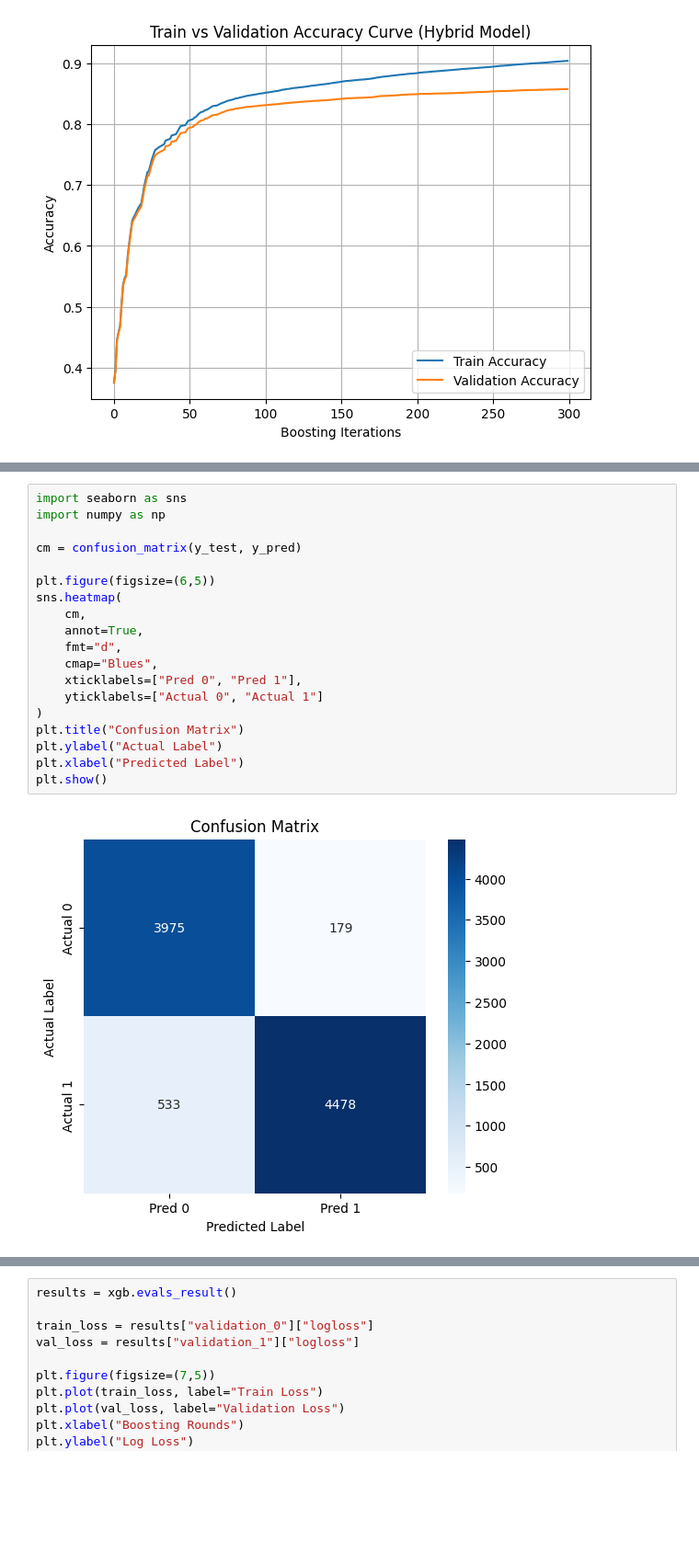
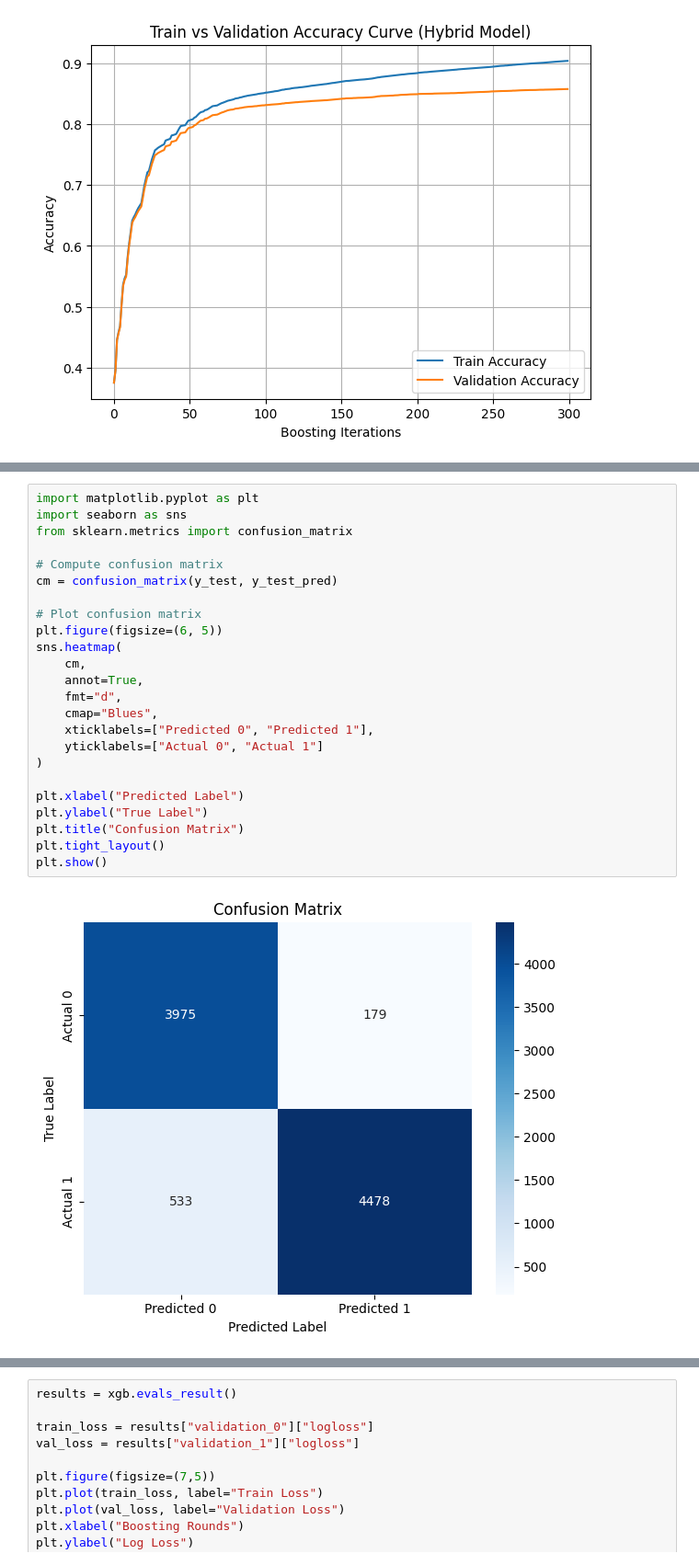
Before and after one commit to surya211099/DetectingPhishingEmail, a Jupyter notebook: DetectPhishingMail.ipynb, the cells around one changed output, grey strips where cells are left out. Shown at 92% size. Cells and saved outputs as stored; diff of their text form; blank space fills up the shorter version.

```diff
--- a/DetectPhishingMail.ipynb
+++ b/DetectPhishingMail.ipynb
@@ -682,22 +667,27 @@ weighted avg       0.93      0.92      0.92      9165
 # %%
+import matplotlib.pyplot as plt
 import seaborn as sns
-import numpy as np
+from sklearn.metrics import confusion_matrix
 
-cm = confusion_matrix(y_test, y_pred)
+# Compute confusion matrix
+cm = confusion_matrix(y_test, y_test_pred)
 
-plt.figure(figsize=(6,5))
+# Plot confusion matrix
+plt.figure(figsize=(6, 5))
 sns.heatmap(
     cm,
     annot=True,
     fmt="d",
     cmap="Blues",
-    xticklabels=["Pred 0", "Pred 1"],
+    xticklabels=["Predicted 0", "Predicted 1"],
     yticklabels=["Actual 0", "Actual 1"]
 )
+
+plt.xlabel("Predicted Label")
+plt.ylabel("True Label")
 plt.title("Confusion Matrix")
-plt.ylabel("Actual Label")
-plt.xlabel("Predicted Label")
+plt.tight_layout()
 plt.show()
 # %% [output]
-[figure, old version]
+[figure, new version]
 # %%
```
Also changed, not shown: parts of 3 cells of this notebook.
